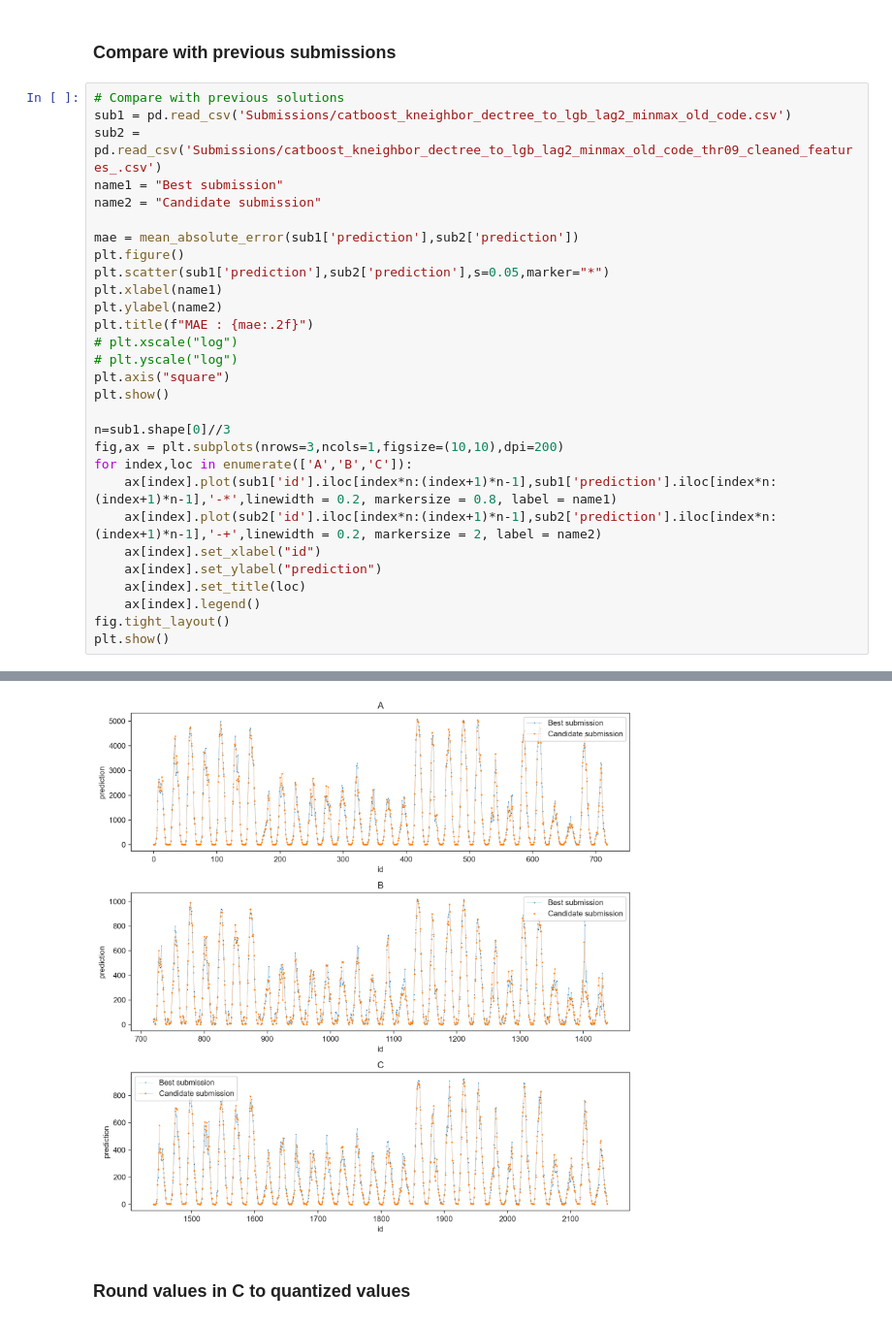
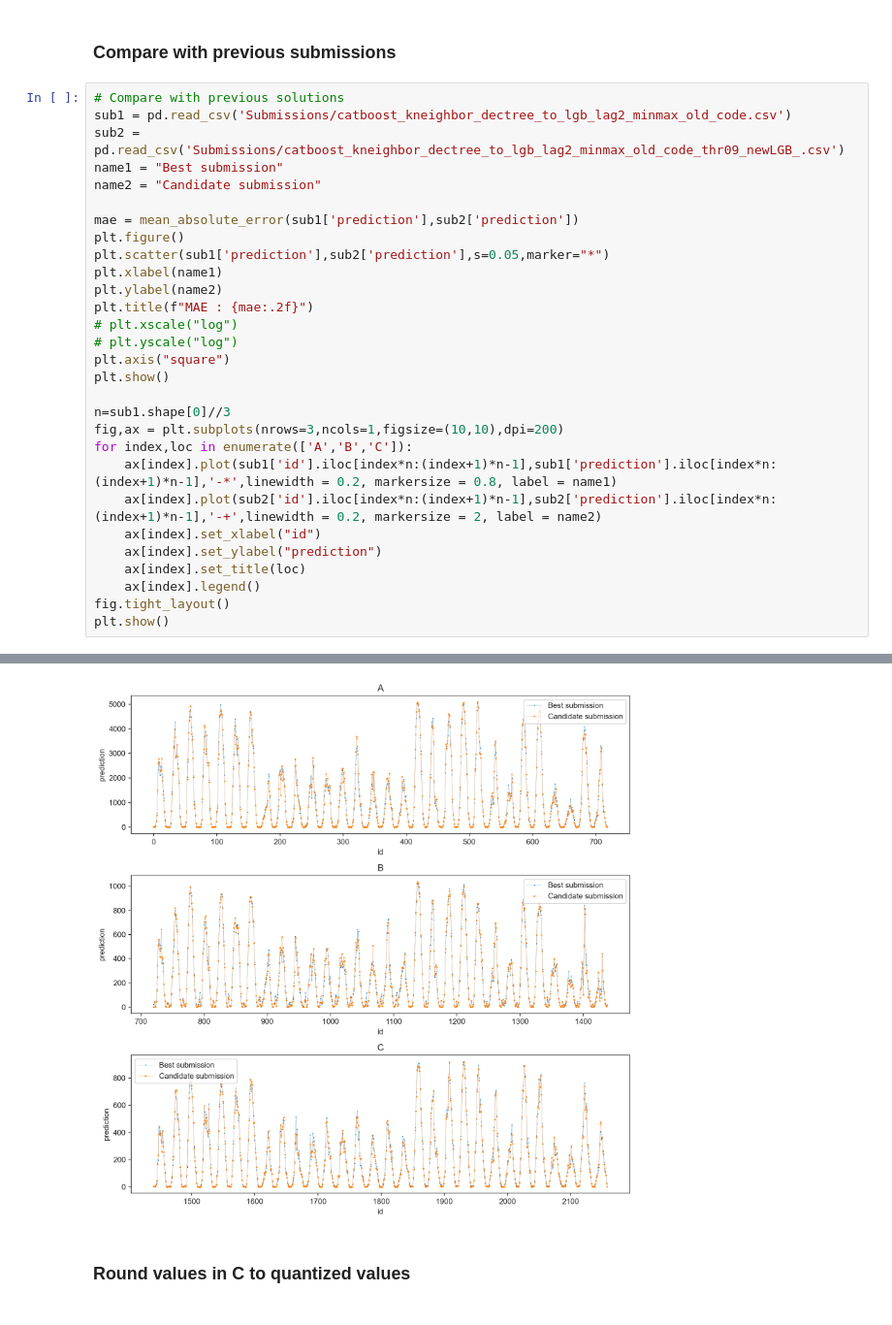
Before and after one commit to hugokerino/Energy-forecasting-NTNU, a Jupyter notebook: data/Noe/Short_notebook_1.ipynb, the cells around one changed output, grey strips where cells are left out. Shown at 97% size. Drawn from its saved outputs; the diff is of its cells as text.

```diff
--- a/data/Noe/Short_notebook_1.ipynb
+++ b/data/Noe/Short_notebook_1.ipynb
@@ -1179,7 +1195,7 @@ submission.to_csv("Submissions/"+name+".csv",
 # %%
 # Compare with previous solutions
 sub1 = pd.read_csv('Submissions/catboost_kneighbor_dectree_to_lgb_lag2_minmax_old_code.csv')
-sub2 = pd.read_csv('Submissions/catboost_kneighbor_dectree_to_lgb_lag2_minmax_old_code_thr09_cleaned_features_.csv')
+sub2 = pd.read_csv('Submissions/catboost_kneighbor_dectree_to_lgb_lag2_minmax_old_code_thr09_newLGB_.csv')
 name1 = "Best submission"
 name2 = "Candidate submission"
 
@@ -1210,4 +1226,4 @@ plt.show()
-[figure, old version]
+[figure, new version]
 # %% [markdown]
 ### Round values in C to quantized values
 # %%
```
Also changed, not shown: parts of 4 cells of this notebook, 4 other files.
